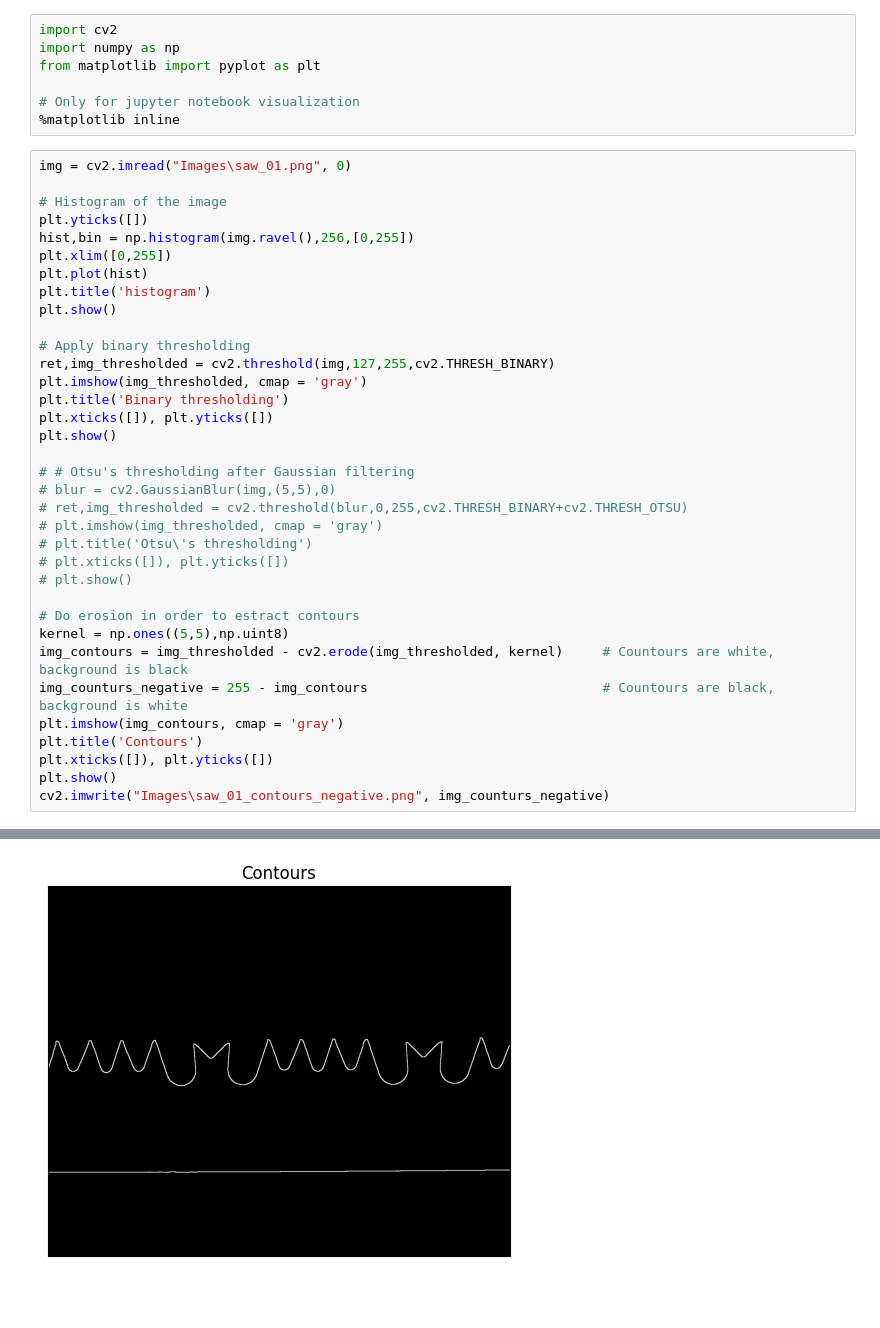
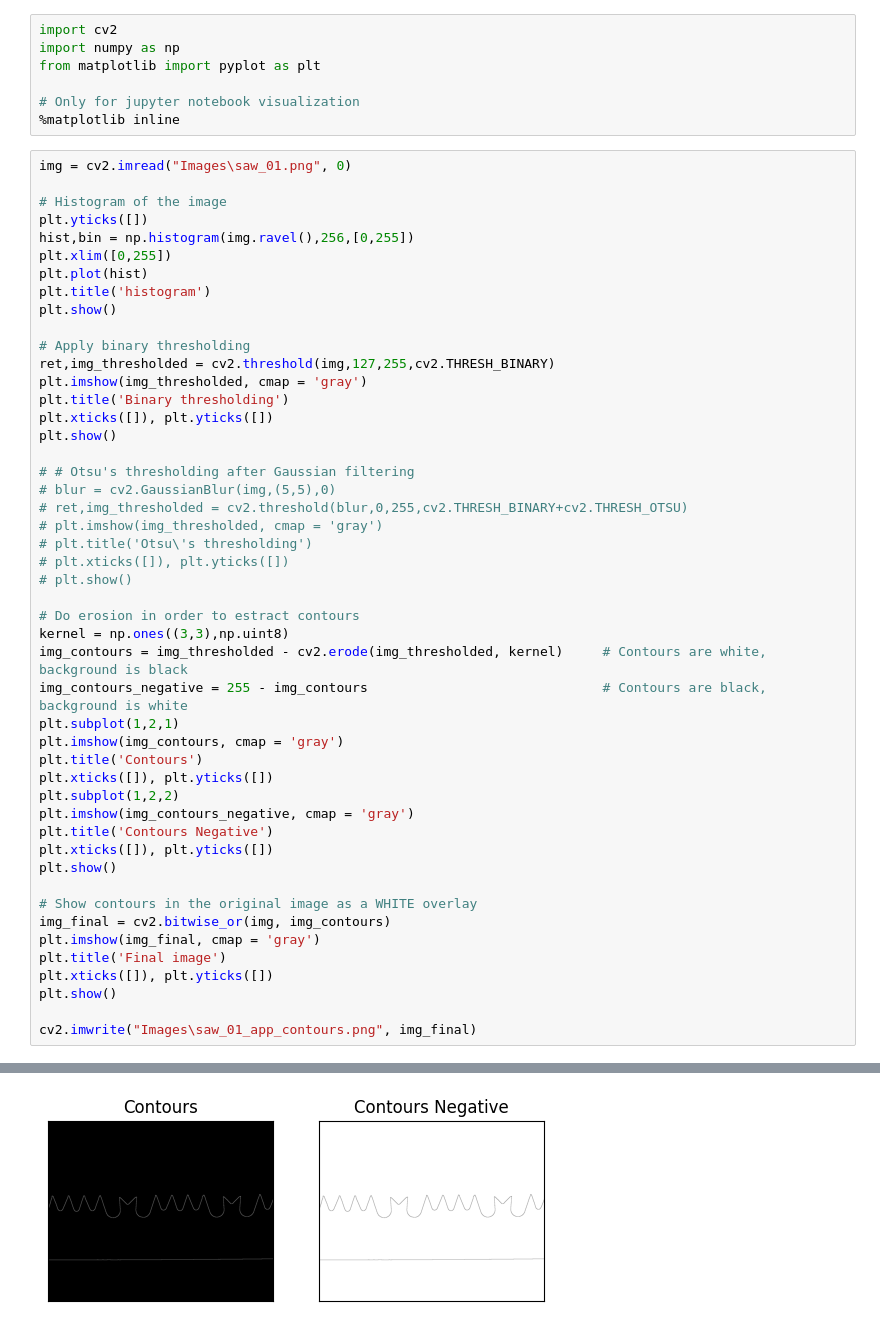
Before and after one commit to andreaalboni/CV-Project, a Jupyter notebook: InspectionBladeTools.ipynb, the cells around one changed output, grey strips where cells are left out. Saved outputs shown, nothing was run; the diff lists cells and outputs as text; blank space fills up the shorter version.

Commit message:
App. Contours

```diff
--- a/InspectionBladeTools.ipynb
+++ b/InspectionBladeTools.ipynb
@@ -12,35 +12,48 @@ img = cv2.imread("Images\saw_01.png", 0)
 plt.yticks([])
 hist,bin = np.histogram(img.ravel(),256,[0,255])
 plt.xlim([0,255])
 plt.plot(hist)
 plt.title('histogram')
 plt.show()
 
 # Apply binary thresholding
 ret,img_thresholded = cv2.threshold(img,127,255,cv2.THRESH_BINARY)
 plt.imshow(img_thresholded, cmap = 'gray')
 plt.title('Binary thresholding')
 plt.xticks([]), plt.yticks([])
 plt.show()
 
 # # Otsu's thresholding after Gaussian filtering
 # blur = cv2.GaussianBlur(img,(5,5),0)
 # ret,img_thresholded = cv2.threshold(blur,0,255,cv2.THRESH_BINARY+cv2.THRESH_OTSU)
 # plt.imshow(img_thresholded, cmap = 'gray')
 # plt.title('Otsu\'s thresholding')
 # plt.xticks([]), plt.yticks([])
 # plt.show()
 
 # Do erosion in order to estract contours
-kernel = np.ones((5,5),np.uint8)
-img_contours = img_thresholded - cv2.erode(img_thresholded, kernel)     # Countours are white, background is black
-img_counturs_negative = 255 - img_contours                              # Countours are black, background is white
+kernel = np.ones((3,3),np.uint8)
+img_contours = img_thresholded - cv2.erode(img_thresholded, kernel)     # Contours are white, background is black
+img_contours_negative = 255 - img_contours                              # Contours are black, background is white
+plt.subplot(1,2,1)
 plt.imshow(img_contours, cmap = 'gray')
 plt.title('Contours')
 plt.xticks([]), plt.yticks([])
+plt.subplot(1,2,2)
+plt.imshow(img_contours_negative, cmap = 'gray')
+plt.title('Contours Negative')
+plt.xticks([]), plt.yticks([])
 plt.show()
-cv2.imwrite("Images\saw_01_contours_negative.png", img_counturs_negative)
+
+# Show contours in the original image as a WHITE overlay
+img_final = cv2.bitwise_or(img, img_contours)
+plt.imshow(img_final, cmap = 'gray')
+plt.title('Final image')
+plt.xticks([]), plt.yticks([])
+plt.show()
+
+cv2.imwrite("Images\saw_01_app_contours.png", img_final)
 # %% [output]
 [figure]
 [figure]
-[figure, old version]
+[figure, new version]
```
Also changed, not shown: parts of 1 cell of this notebook, 1 other file.
